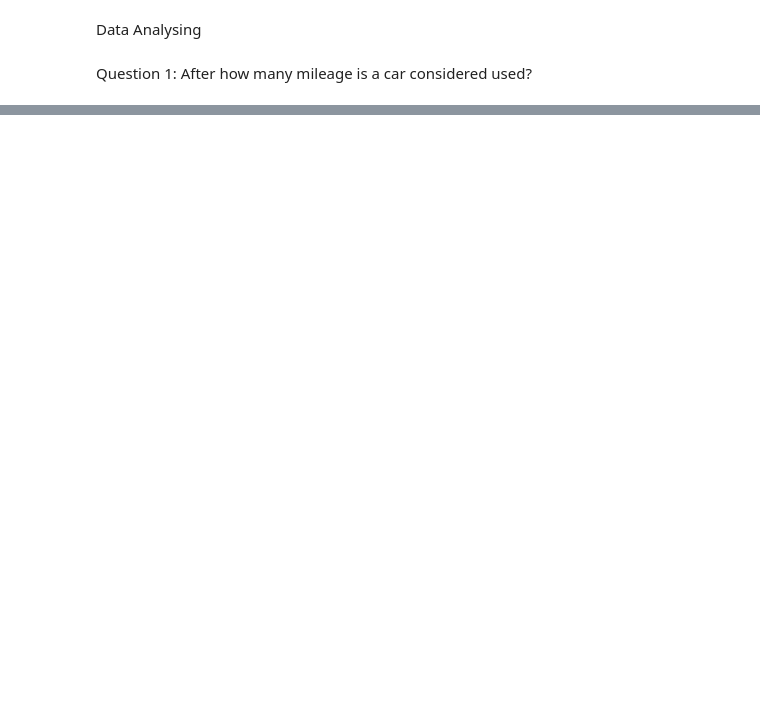
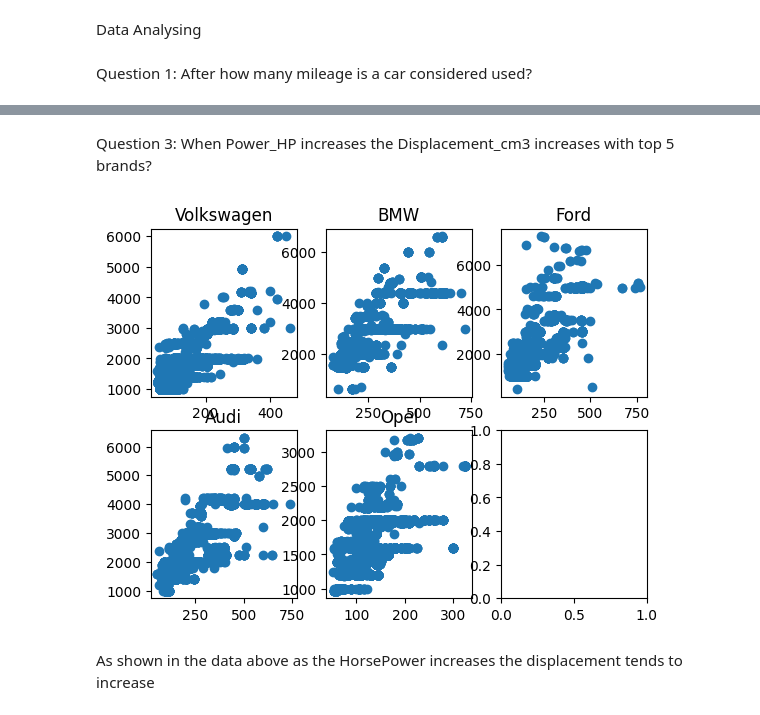
Before and after one commit to moeyad7/DEProject1, a Jupyter notebook: DEProject.ipynb, the cells around one changed output, grey strips where cells are left out. Cells and saved outputs as stored; diff of their text form; code cells hidden in the pictures; blank space fills up the shorter version.

```diff
--- a/DEProject.ipynb
+++ b/DEProject.ipynb
@@ -245,0 +261,30 @@ Question 2: When the year increases the price increases in different brands ?
+# %% [markdown]
+Question 3: When Power_HP increases the Displacement_cm3 increases with top 5 brands?
+# %%
+figure,axis= plt.subplots(2,3)
+rows = []
+for i in range(len(top_5_brands)):
+    brand = df['Vehicle_brand']== top_5_brands[i]
+    rows.append(df.loc[brand])
+# plot = sns.FacetGrid(rows[0], row="Power_HP", col="Displacement_cm3")
+# plot.map(sns.lineplot)
+axis[0,0].scatter(rows[0]['Power_HP'],rows[0]['Displacement_cm3'])
+axis[0, 0].set_title(top_5_brands[0])
+
+axis[0,1].scatter(rows[1]['Power_HP'],rows[1]['Displacement_cm3'])
+axis[0,1].set_title(top_5_brands[1])
+
+axis[1,0].scatter(rows[2]['Power_HP'],rows[2]['Displacement_cm3'])
+axis[1,0].set_title(top_5_brands[2])
+
+axis[1,1].scatter(rows[3]['Power_HP'],rows[3]['Displacement_cm3'])
+axis[1,1].set_title(top_5_brands[3])
+
+axis[0,2].scatter(rows[4]['Power_HP'],rows[4]['Displacement_cm3'])
+axis[0,2].set_title(top_5_brands[4])
+
+plt.show()
+# %% [output]
+[figure, added]
+# %% [markdown]
+As shown in the data above as the HorsePower increases the displacement tends to increase
```
Also changed, not shown: parts of 11 cells of this notebook.
